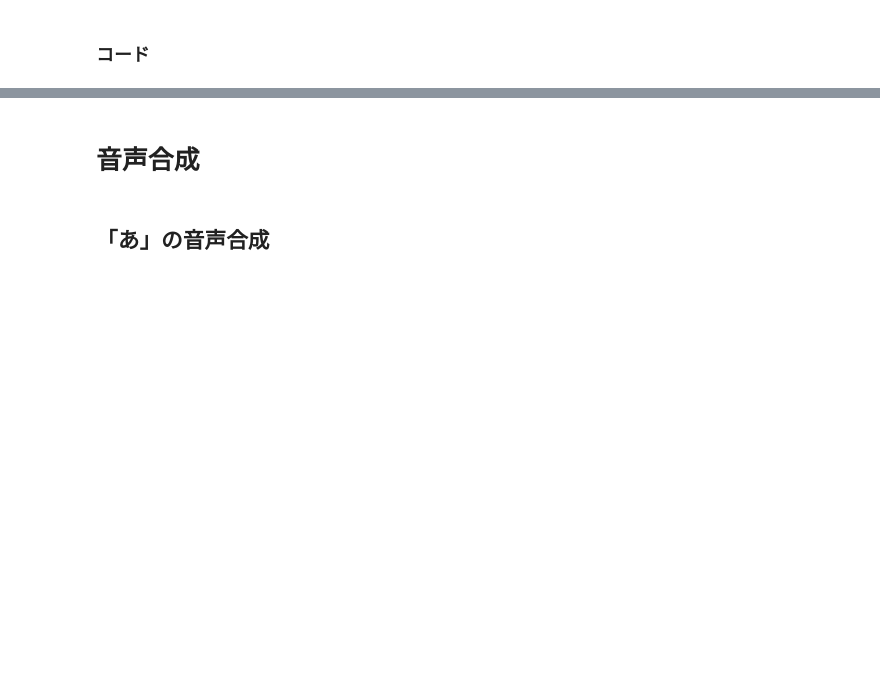
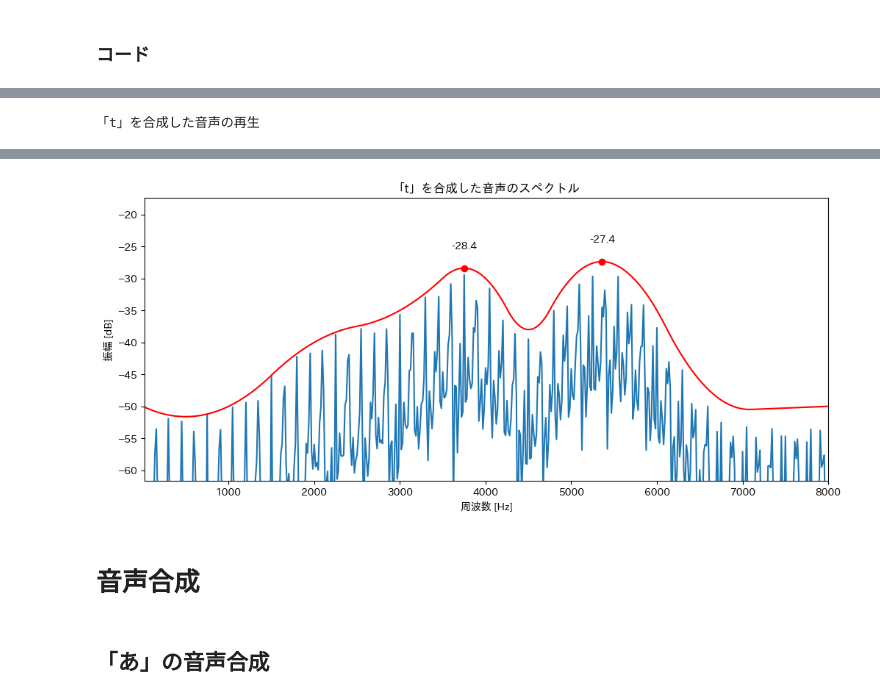
Before and after one commit to YosukeSugiura/wise-p_speech_synthesis, a Jupyter notebook: WISE_P_「機械で音声を合成しよう」.ipynb, the cells around one changed output, grey strips where cells are left out. Saved outputs shown, nothing was run; the diff lists cells and outputs as text; code cells hidden in the pictures; blank space fills up the shorter version.

```diff
--- a/WISE_P_「機械で音声を合成しよう」.ipynb
+++ b/WISE_P_「機械で音声を合成しよう」.ipynb
@@ -281,0 +382,31 @@ def connection(params_list, fs):
+# %%
+# @title 子音「t」の生成
+
+#   1. 基本周波数を調整してください．(単位：Hz)
+
+f0 = 150
+
+#   2. 周波数とパワーの組み合わせを入力してください。
+#       例) 0Hzで-50dB、250Hzで-40dB、500Hzで-30dB, 8000Hzで-110dBだったとき、こう書こう！
+#
+#           fp = [ (0, -50), (250, -40), (500, -30), (8000, -110) ]
+#
+#           注意：0Hz と 8000Hz は、必ず入れよう。
+
+fp = [ (0,-50), (1000, -50), (2000, -40),(3000, -35), (4000,-30), (4500,-38), (5000,-30), (6000,-35), (6200,-40), (68000,-30), (8000,-50)]
+
+# 声導特性パラメータを算出
+h = calc_params(fp)
+
+# 音声スペクトル算出
+plot_Spectrum(f0, h, fs)
+plt.title('「t」を合成した音声のスペクトル')
+
+# 音声生成オブジェクト
+sound_t = sound_creator(h, ap=0.9)
+
+# 音声の再生
+print('「t」を合成した音声の再生')
+IPython.display.Audio(sound_t.out(f0=f0), rate=fs, normalize=False)
+# %% [output]
+「t」を合成した音声の再生
@@ -282,3 +414,4 @@ def connection(params_list, fs):
+[figure, added]
 # %% [markdown]
 # 音声合成
 # %% [markdown]
```
Also changed, not shown: parts of 28 cells of this notebook.
